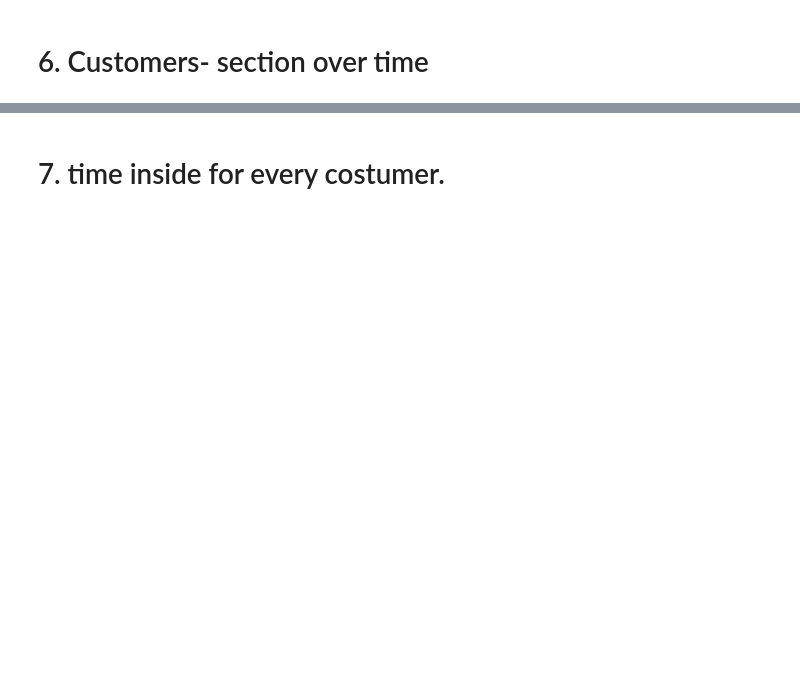
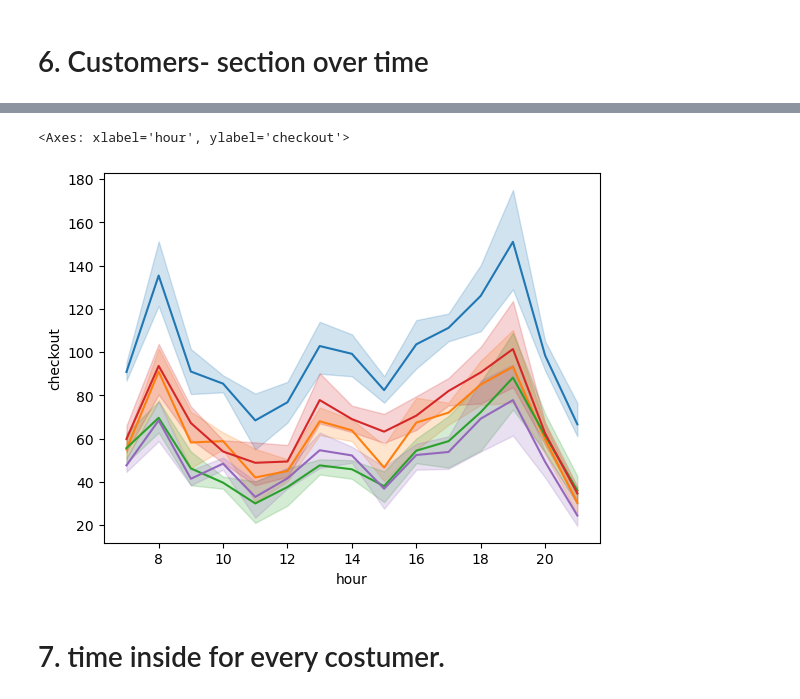
Before and after one commit to radu-bors/SupSim, a Jupyter notebook: day_1.ipynb, the cells around one changed output, grey strips where cells are left out. Saved outputs shown, nothing was run; the diff lists cells and outputs as text; code cells hidden in the pictures; blank space fills up the shorter version.

```diff
--- a/day_1.ipynb
+++ b/day_1.ipynb
@@ -39,2 +196,8 @@ monday
 # %% [markdown]
 # 6. Customers- section over time
+# %%
+answer = total.groupby(by=[total.index.day, total.index.hour, 'location'])['customer_no'].count()
+answer = answer.unstack(2)
+# %%
+answer.index = answer.index.rename(['day','hour'])
+answer
@@ -41,2 +219,13 @@ monday
+# %%
+plot_data = answer.reset_index([0,1])
+
+sns.lineplot(data=plot_data, x=plot_data.hour, y='checkout')
+sns.lineplot(data=plot_data, x=plot_data.hour, y='dairy')
+sns.lineplot(data=plot_data, x=plot_data.hour, y='drinks')
+sns.lineplot(data=plot_data, x=plot_data.hour, y='fruit')
+sns.lineplot(data=plot_data, x=plot_data.hour, y='spices')
+# %% [output]
+<Axes: xlabel='hour', ylabel='checkout'>
+[figure, added]
 # %% [markdown]
 # 7. time inside for every costumer.
```
Also changed, not shown: parts of 28 cells of this notebook.
